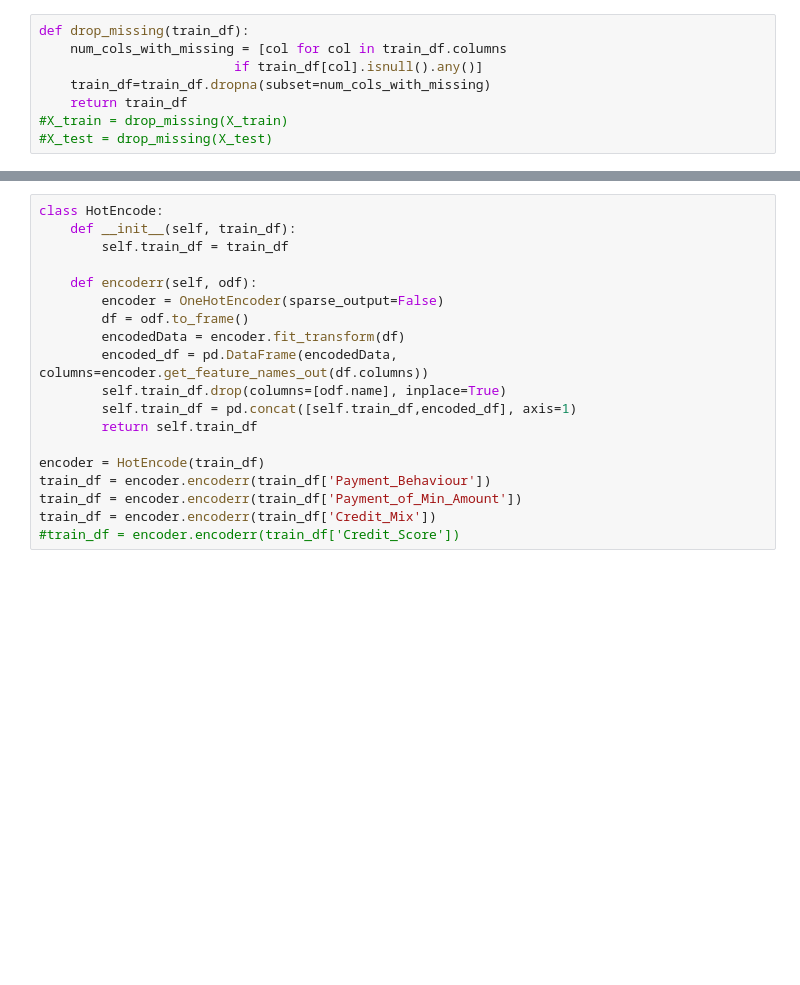
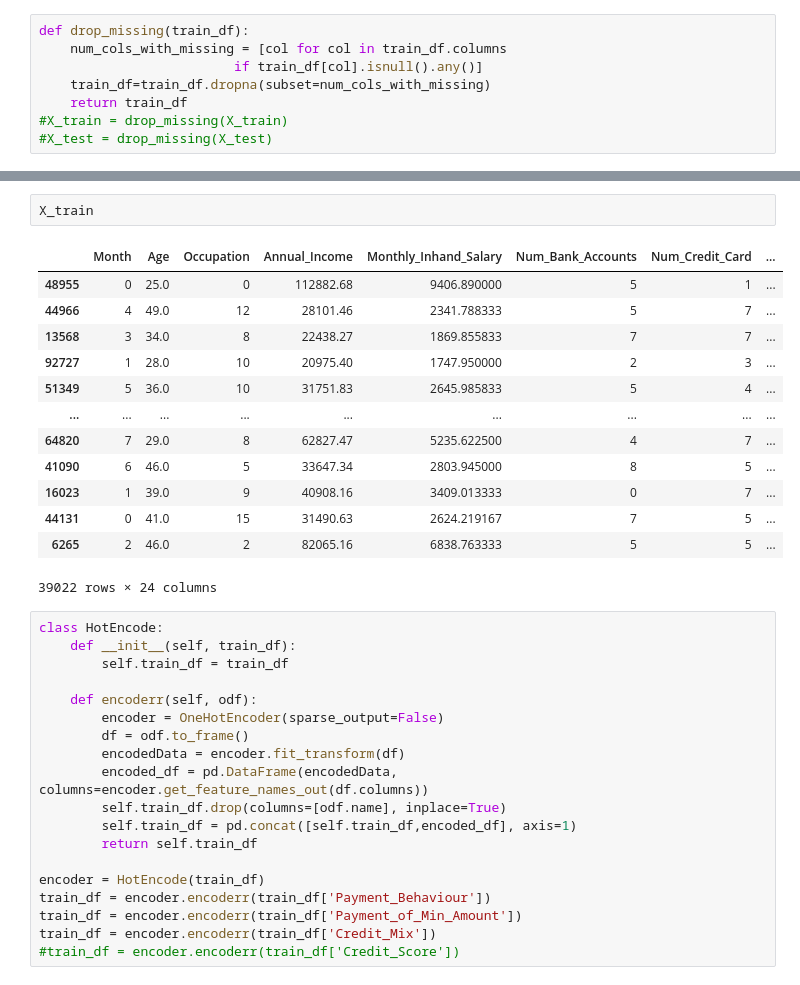
Before and after one commit to AlexShinalov/spbu-PredictCreditScore, a Jupyter notebook: RefactorData.ipynb, the cells around one changed output, grey strips where cells are left out. Drawn from its saved outputs; the diff is of its cells as text; blank space fills up the shorter version.

```diff
--- a/RefactorData.ipynb
+++ b/RefactorData.ipynb
@@ -182,3 +164,19 @@ X_test = drop_missing(X_test)
+# %%
+X_train
+# %% [output]
+|  | Month | Age | Occupation | Annual_Income | Monthly_Inhand_Salary | Num_Bank_Accounts | Num_Credit_Card | ... |
+| 48955 | 0 | 25.0 | 0 | 112882.68 | 9406.890000 | 5 | 1 | ... |
+| 44966 | 4 | 49.0 | 12 | 28101.46 | 2341.788333 | 5 | 7 | ... |
+| 13568 | 3 | 34.0 | 8 | 22438.27 | 1869.855833 | 7 | 7 | ... |
+| 92727 | 1 | 28.0 | 10 | 20975.40 | 1747.950000 | 2 | 3 | ... |
+| 51349 | 5 | 36.0 | 10 | 31751.83 | 2645.985833 | 5 | 4 | ... |
+| ... | ... | ... | ... | ... | ... | ... | ... | ... |
+| 64820 | 7 | 29.0 | 8 | 62827.47 | 5235.622500 | 4 | 7 | ... |
+| 41090 | 6 | 46.0 | 5 | 33647.34 | 2803.945000 | 8 | 5 | ... |
+| 16023 | 1 | 39.0 | 9 | 40908.16 | 3409.013333 | 0 | 7 | ... |
+| 44131 | 0 | 41.0 | 15 | 31490.63 | 2624.219167 | 7 | 5 | ... |
+| 6265 | 2 | 46.0 | 2 | 82065.16 | 6838.763333 | 5 | 5 | ... |
+39022 rows × 24 columns
 # %%
 class HotEncode:
     def __init__(self, train_df):
```
Also changed, not shown: parts of 11 cells of this notebook, 9 other files.
